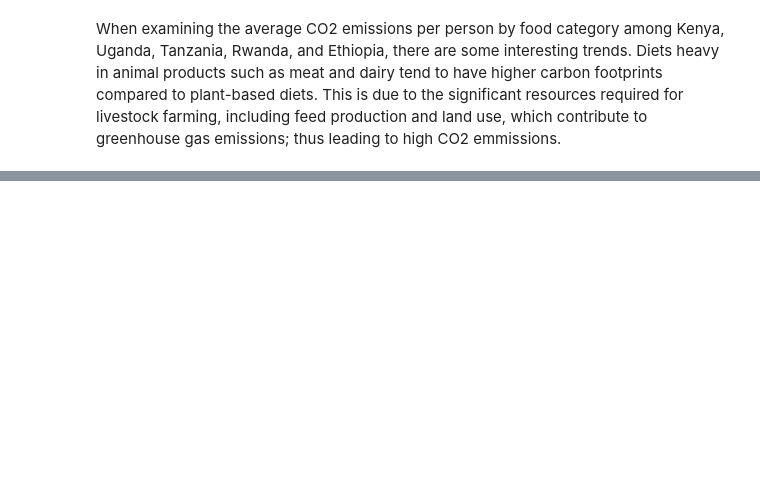
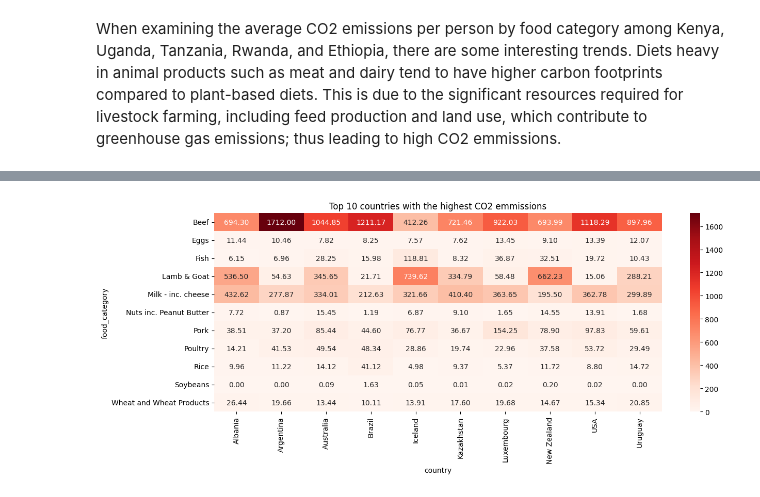
Before and after one commit to puritym8/Python-Data-Analysis, a Jupyter notebook: Food_carbon_footprint.ipynb, the cells around one changed output, grey strips where cells are left out. Cells and saved outputs as stored; diff of their text form; code cells hidden in the pictures; blank space fills up the shorter version.

```diff
--- a/Food_carbon_footprint.ipynb
+++ b/Food_carbon_footprint.ipynb
@@ -46,0 +151,5 @@ This is due to the significant resources required for livestock farming, includi
+# %%
+high_country=('Argentina','Australia','Albania','New Zealand','Iceland','USA','Uruguay','Brazil','Luxembourg','Kazakhstan')
+
+country=df[df['country'].isin(high_country)]
+country.head(30)
@@ -46,0 +174,9 @@ This is due to the significant resources required for livestock farming, includi
+# %%
+plt.figure(figsize=(14,5))
+data=country.pivot_table(index='food_category', columns='country', values='co2_emmission')
+sns.heatmap(data, cmap='Reds',annot=True, fmt='.2f')
+plt.title('Top 10 countries with the highest CO2 emmissions')
+
+plt.show()
+# %% [output]
+[figure, added]
```
Also changed, not shown: parts of 17 cells of this notebook.
